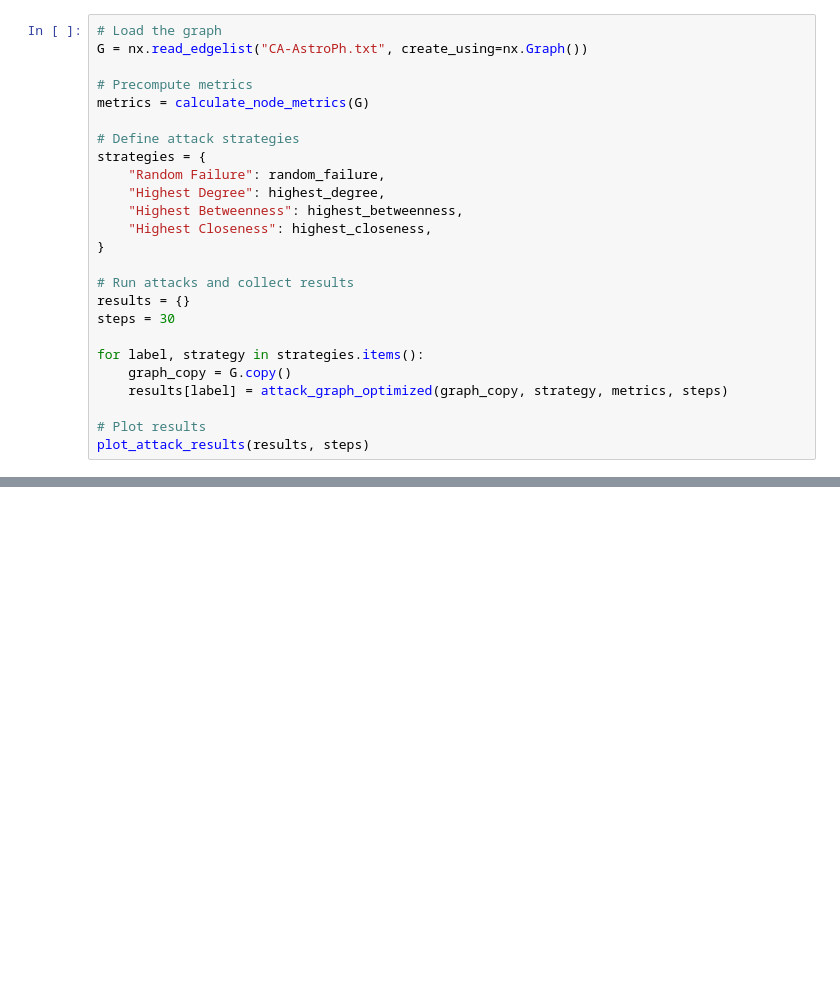
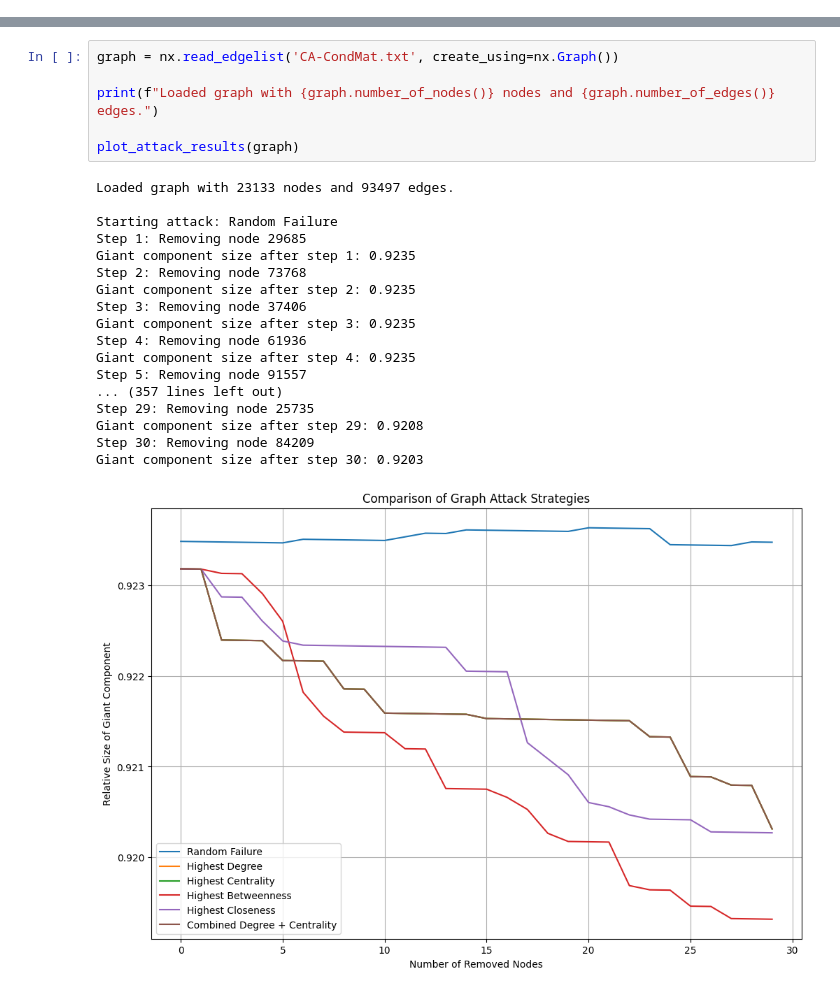
Before and after one commit to Yuliashaaa/network-structures-analysis, a Jupyter notebook: lab_6/lab_6.ipynb, the cells around one changed output, grey strips where cells are left out. Cells and saved outputs as stored; diff of their text form; blank space fills up the shorter version.

```diff
--- a/lab_6/lab_6.ipynb
+++ b/lab_6/lab_6.ipynb
@@ -111,25 +0,0 @@ def plot_attack_results(results: dict, steps: int):
-# %%
-# Load the graph
-G = nx.read_edgelist("CA-AstroPh.txt", create_using=nx.Graph())
-
-# Precompute metrics
-metrics = calculate_node_metrics(G)
-
-# Define attack strategies
-strategies = {
-    "Random Failure": random_failure,
-    "Highest Degree": highest_degree,
-    "Highest Betweenness": highest_betweenness,
-    "Highest Closeness": highest_closeness,
-}
-
-# Run attacks and collect results
-results = {}
-steps = 30
-
-for label, strategy in strategies.items():
-    graph_copy = G.copy()
-    results[label] = attack_graph_optimized(graph_copy, strategy, metrics, steps)
-
-# Plot results
-plot_attack_results(results, steps)
@@ -135,0 +149,25 @@ plot_attack_results(results, steps)
+# %%
+graph = nx.read_edgelist('CA-CondMat.txt', create_using=nx.Graph())
+
+print(f"Loaded graph with {graph.number_of_nodes()} nodes and {graph.number_of_edges()} edges.")
+
+plot_attack_results(graph)
+# %% [output]
+Loaded graph with 23133 nodes and 93497 edges.
+
+Starting attack: Random Failure
+Step 1: Removing node 29685
+Giant component size after step 1: 0.9235
+Step 2: Removing node 73768
+Giant component size after step 2: 0.9235
+Step 3: Removing node 37406
+Giant component size after step 3: 0.9235
+Step 4: Removing node 61936
+Giant component size after step 4: 0.9235
+Step 5: Removing node 91557
+... (357 lines left out)
+Step 29: Removing node 25735
+Giant component size after step 29: 0.9208
+Step 30: Removing node 84209
+Giant component size after step 30: 0.9203
+[figure, added]
```
Also changed, not shown: parts of 6 cells of this notebook, 2 other files.
